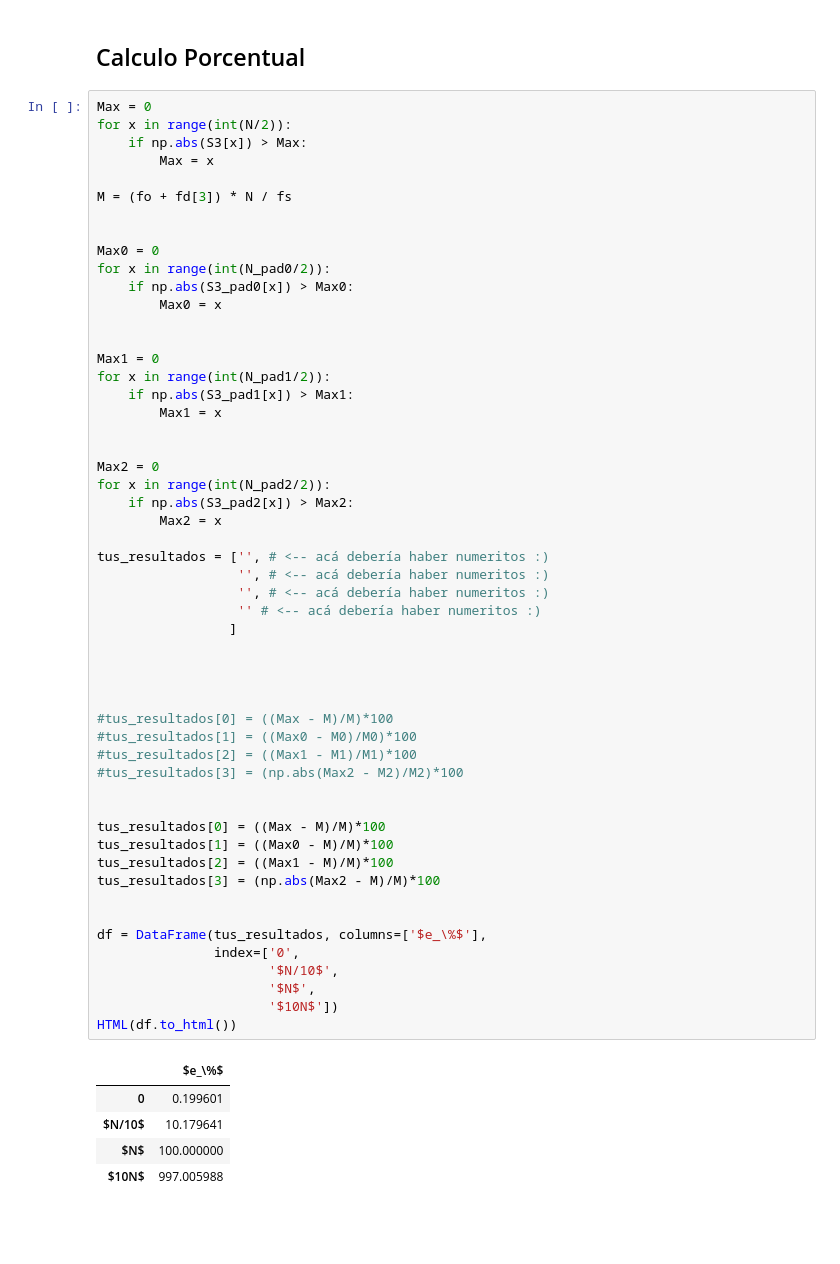
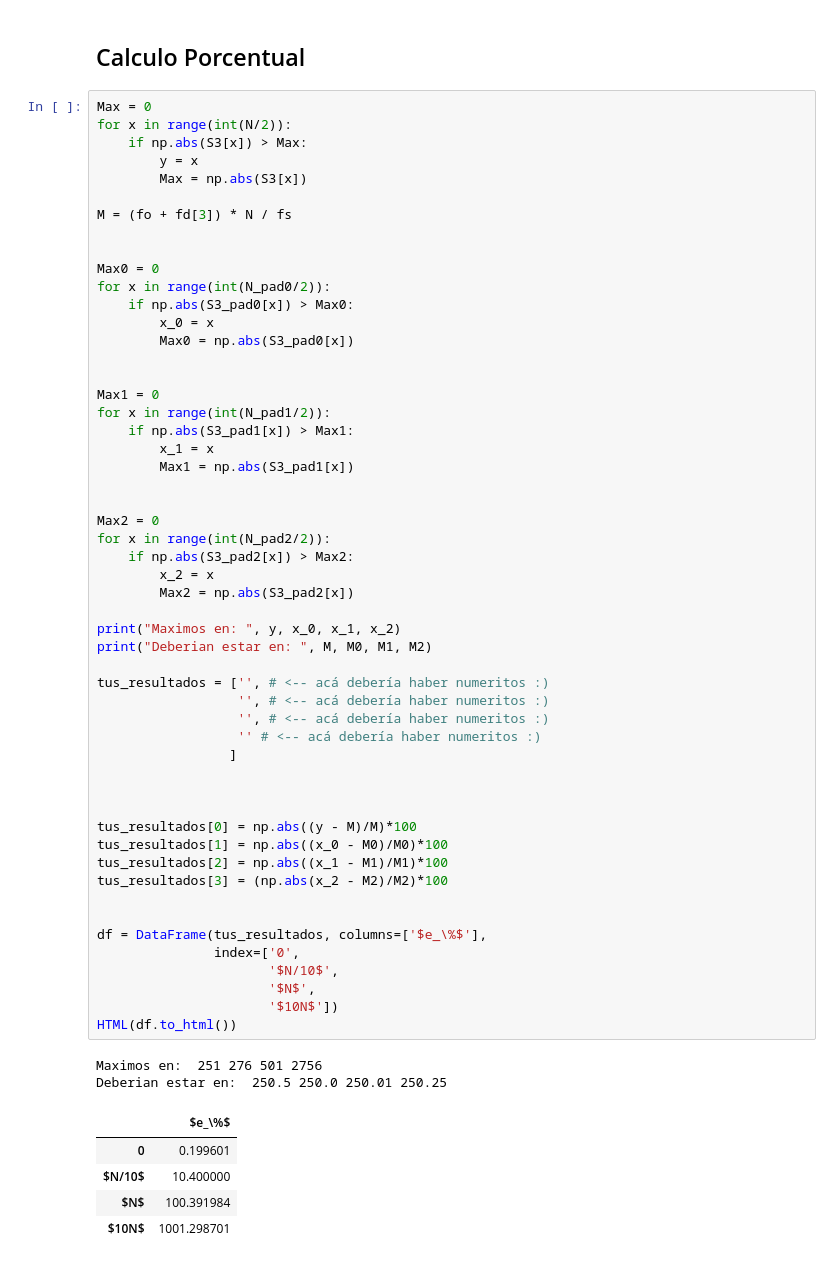
Before and after one commit to tomiambro/gibio, a Jupyter notebook: fourier.ipynb, the cells around one changed output. Cells and saved outputs as stored; diff of their text form; blank space fills up the shorter version.

```diff
--- a/fourier.ipynb
+++ b/fourier.ipynb
@@ -189,7 +198,8 @@ Dado que modificamos la cantidad de muestras <em>N</em> de la señal sin modific
 Max = 0
 for x in range(int(N/2)):
     if np.abs(S3[x]) > Max:
-        Max = x
+        y = x
+        Max = np.abs(S3[x])
 
 M = (fo + fd[3]) * N / fs
 
@@ -197,50 +207,51 @@ M = (fo + fd[3]) * N / fs
 Max0 = 0
 for x in range(int(N_pad0/2)):
     if np.abs(S3_pad0[x]) > Max0:
-        Max0 = x
+        x_0 = x
+        Max0 = np.abs(S3_pad0[x])
 
 
 Max1 = 0
 for x in range(int(N_pad1/2)):
     if np.abs(S3_pad1[x]) > Max1:
-        Max1 = x
+        x_1 = x
+        Max1 = np.abs(S3_pad1[x])
 
 
 Max2 = 0
 for x in range(int(N_pad2/2)):
     if np.abs(S3_pad2[x]) > Max2:
-        Max2 = x
+        x_2 = x
+        Max2 = np.abs(S3_pad2[x])
+
+print("Maximos en: ", y, x_0, x_1, x_2)
+print("Deberian estar en: ", M, M0, M1, M2)
 
 tus_resultados = ['', # <-- acá debería haber numeritos :)
                   '', # <-- acá debería haber numeritos :)
                   '', # <-- acá debería haber numeritos :)
                   '' # <-- acá debería haber numeritos :)
                  ]
 
 
 
-
-#tus_resultados[0] = ((Max - M)/M)*100
-#tus_resultados[1] = ((Max0 - M0)/M0)*100
-#tus_resultados[2] = ((Max1 - M1)/M1)*100
-#tus_resultados[3] = (np.abs(Max2 - M2)/M2)*100
-
-
-tus_resultados[0] = ((Max - M)/M)*100
-tus_resultados[1] = ((Max0 - M)/M)*100
-tus_resultados[2] = ((Max1 - M)/M)*100
-tus_resultados[3] = (np.abs(Max2 - M)/M)*100
+tus_resultados[0] = np.abs((y - M)/M)*100
+tus_resultados[1] = np.abs((x_0 - M0)/M0)*100
+tus_resultados[2] = np.abs((x_1 - M1)/M1)*100
+tus_resultados[3] = (np.abs(x_2 - M2)/M2)*100
 
 
 df = DataFrame(tus_resultados, columns=['$e_\%$'],
                index=['0',
                       '$N/10$',
                       '$N$',
                       '$10N$'])
 HTML(df.to_html())
 # %% [output]
+Maximos en:  251 276 501 2756
+Deberian estar en:  250.5 250.0 250.01 250.25
 |  | $e_\%$ |
 | 0 | 0.199601 |
-| $N/10$ | 10.179641 |
-| $N$ | 100.000000 |
-| $10N$ | 997.005988 |
+| $N/10$ | 10.400000 |
+| $N$ | 100.391984 |
+| $10N$ | 1001.298701 |
```
Also changed, not shown: parts of 2 cells of this notebook.
